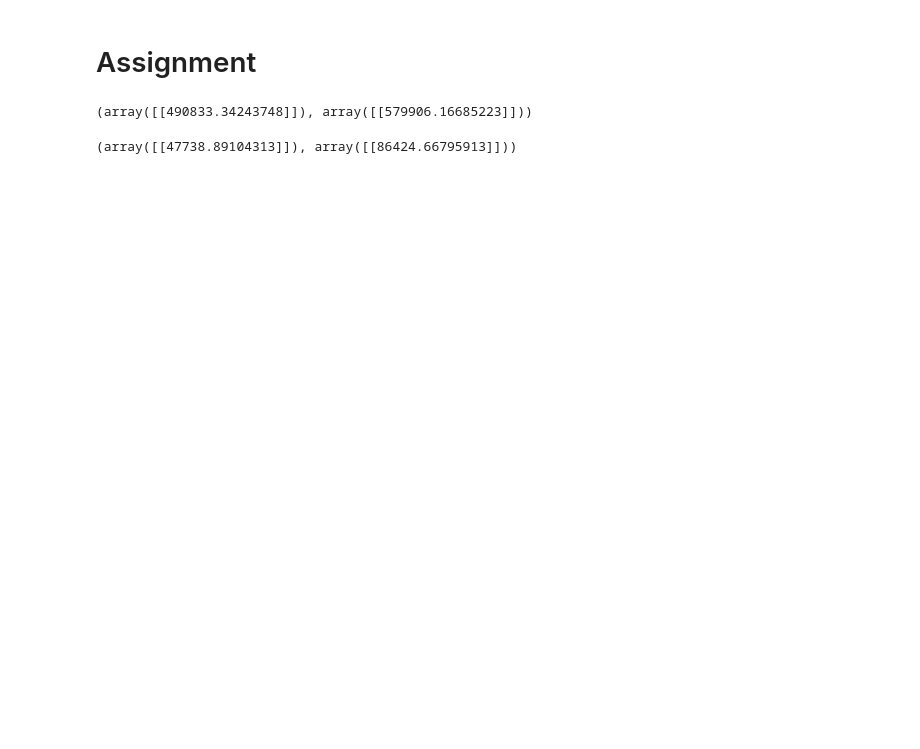
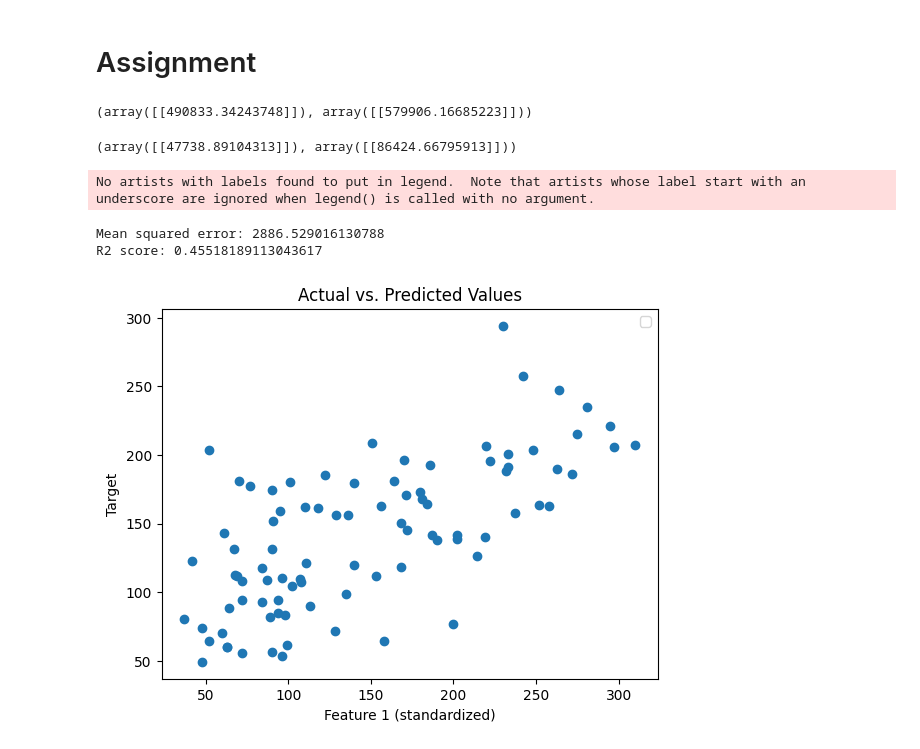
Before and after one commit to 02YashRajput/Ml, a Jupyter notebook: Linear_Regression.ipynb, the cells around one changed output. Cells and saved outputs as stored; diff of their text form; code cells hidden in the pictures; blank space fills up the shorter version.

```diff
--- a/Linear_Regression.ipynb
+++ b/Linear_Regression.ipynb
@@ -155,3 +196,83 @@ reg.fit(x,y)
 reg.predict([[2,9,6]]),reg.predict([[12,10,10]])
 # %% [output]
 (array([[47738.89104313]]), array([[86424.66795913]]))
+# %%
+import numpy as np
+import matplotlib.pyplot as plt
+from sklearn.datasets import load_diabetes
+from sklearn.model_selection import train_test_split
+from sklearn.preprocessing import StandardScaler
+from sklearn.metrics import mean_squared_error, r2_score
+
+# Linear Regression Class
+class LinearRegression:
+    def __init__(self, learning_rate=0.01, n_iterations=4000):
+        self.learning_rate = learning_rate
+        self.n_iterations = n_iterations
+        self.weights = None
+        self.bias = None
+
+    def fit(self, X, y):
+        n_samples, n_features = X.shape
+        self.weights = np.zeros(n_features)
+        self.bias = 0
+
+        # Gradient Descent
+        for _ in range(self.n_iterations):
+            y_predicted = np.dot(X, self.weights) + self.bias
+
+            # Compute gradients
+            dw = (1 / n_samples) * np.dot(X.T, (y_predicted - y))
+            db = (1 / n_samples) * np.sum(y_predicted - y)
+
+            # Update parameters
+            self.weights -= self.learning_rate * dw
+            self.bias -= self.learning_rate * db
+
+    def predict(self, X):
+        return np.dot(X, self.weights) + self.bias
+
+# Load dataset
+diabetes = load_diabetes()
+X = diabetes.data
+y = diabetes.target
+
+# Standardize features
+scaler = StandardScaler()
+X = scaler.fit_transform(X)
+
+# Split dataset into training and testing sets
+X_train, X_test, y_train, y_test = train_test_split(X, y, test_size=0.2, random_state=42)
+
+# Instantiate and fit the model
+model = LinearRegression()
+model.fit(X_train, y_train)
+
+# Make predictions
+y_pred = model.predict(X_test)
+
+# Evaluate the model
+print("Mean squared error:", mean_squared_error(y_test, y_pred))
+print("R2 score:", r2_score(y_test, y_pred))
+
+# Plot the results
+# Choose a single feature for plotting, e.g., the first feature
+feature_index = 3
+sorted_indices = np.argsort(X_test[:, feature_index])
+X_test_sorted = X_test[sorted_indices]
+y_test_sorted = y_test[sorted_indices]
+y_test_pred_sorted = y_pred[sorted_indices]
+
+# plt.scatter(X_test[:,0], y_test, color='blue', label='Actual Data')
+plt.scatter(y_test,y_pred)
+# plt.plot(X_test[:,0], y_pred, color='orange', label='Predicted Line')
+plt.xlabel('Feature 1 (standardized)')
+plt.ylabel('Target')
+plt.title('Actual vs. Predicted Values')
+plt.legend()
+plt.show()
+# %% [output]
+No artists with labels found to put in legend.  Note that artists whose label start with an underscore are ignored when legend() is called with no argument.
+Mean squared error: 2886.529016130788
+R2 score: 0.45518189113043617
+[figure, added]
```
Also changed, not shown: parts of 2 cells of this notebook, 7 other files.
